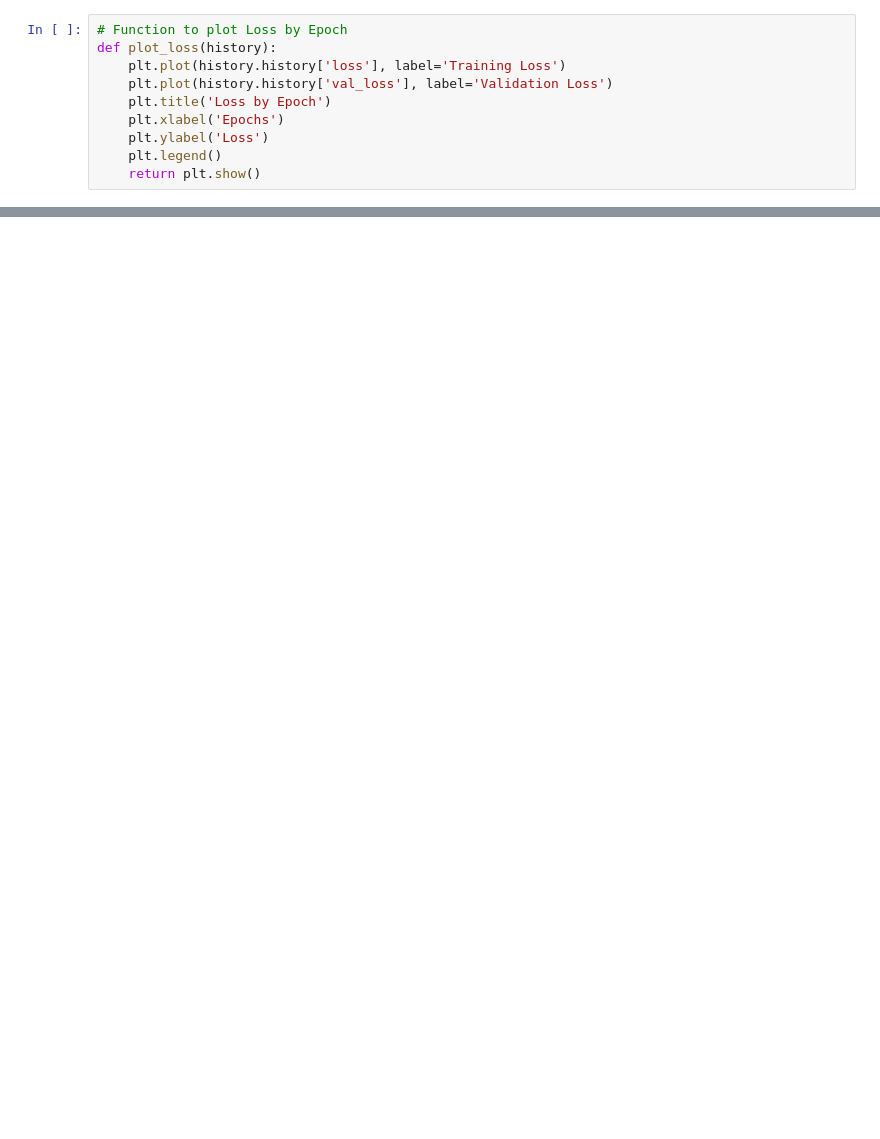
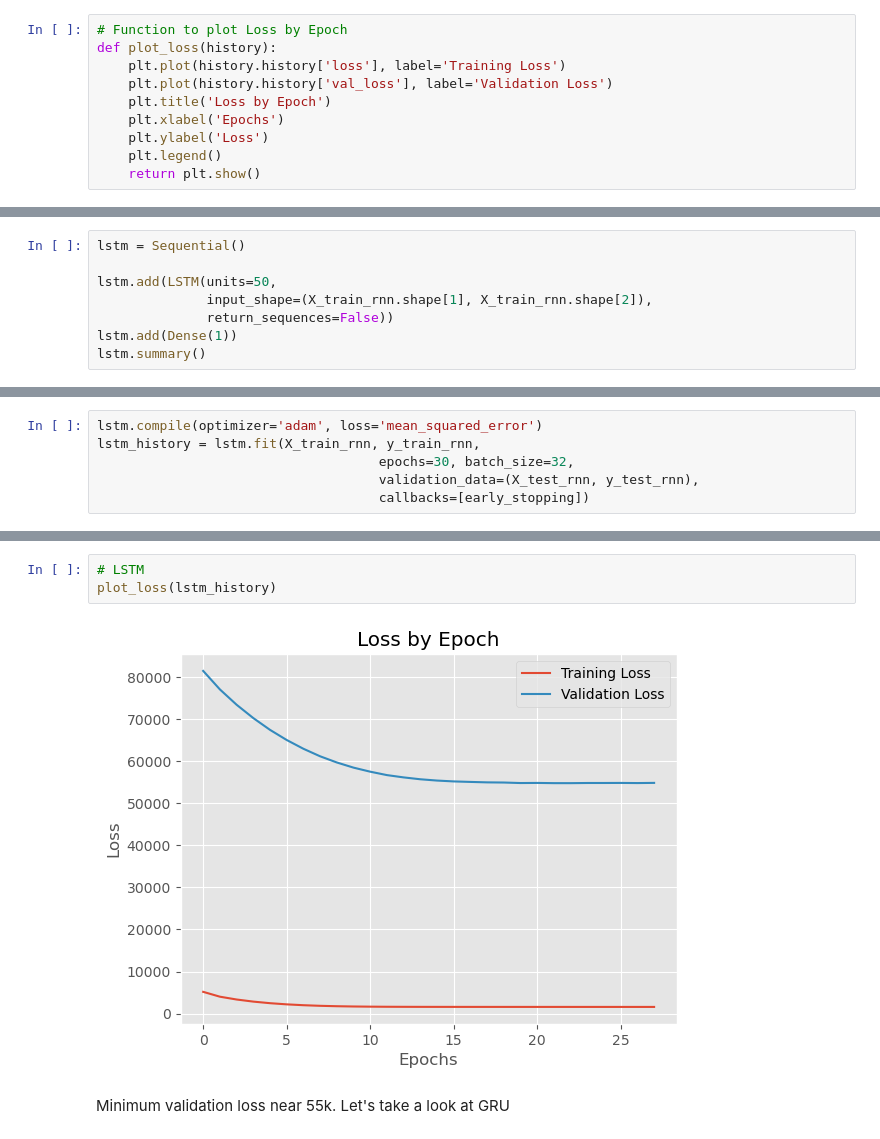
Before and after one commit to elijahlopez94/stock_market_prediction_with_rnn, a Jupyter notebook: machine_learning.ipynb, the cells around one changed output, grey strips where cells are left out. Saved outputs shown, nothing was run; the diff lists cells and outputs as text; blank space fills up the shorter version.

```diff
--- a/machine_learning.ipynb
+++ b/machine_learning.ipynb
@@ -319,0 +348,8 @@ def plot_loss(history):
+# %%
+lstm = Sequential()
+
+lstm.add(LSTM(units=50,
+              input_shape=(X_train_rnn.shape[1], X_train_rnn.shape[2]),
+              return_sequences=False))
+lstm.add(Dense(1))
+lstm.summary()
@@ -319,0 +370,6 @@ def plot_loss(history):
+# %%
+lstm.compile(optimizer='adam', loss='mean_squared_error')
+lstm_history = lstm.fit(X_train_rnn, y_train_rnn,
+                                    epochs=30, batch_size=32,
+                                    validation_data=(X_test_rnn, y_test_rnn),
+                                    callbacks=[early_stopping])
@@ -319,0 +394,7 @@ def plot_loss(history):
+# %%
+# LSTM
+plot_loss(lstm_history)
+# %% [output]
+[figure, added]
+# %% [markdown]
+Minimum validation loss near 55k. Let's take a look at GRU
```
Also changed, not shown: parts of 20 cells of this notebook.
